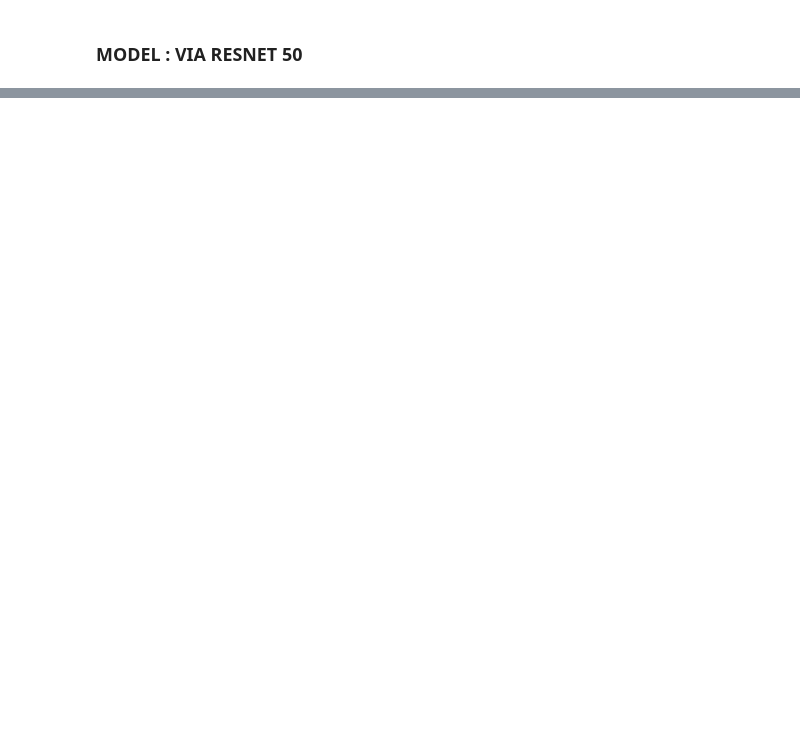
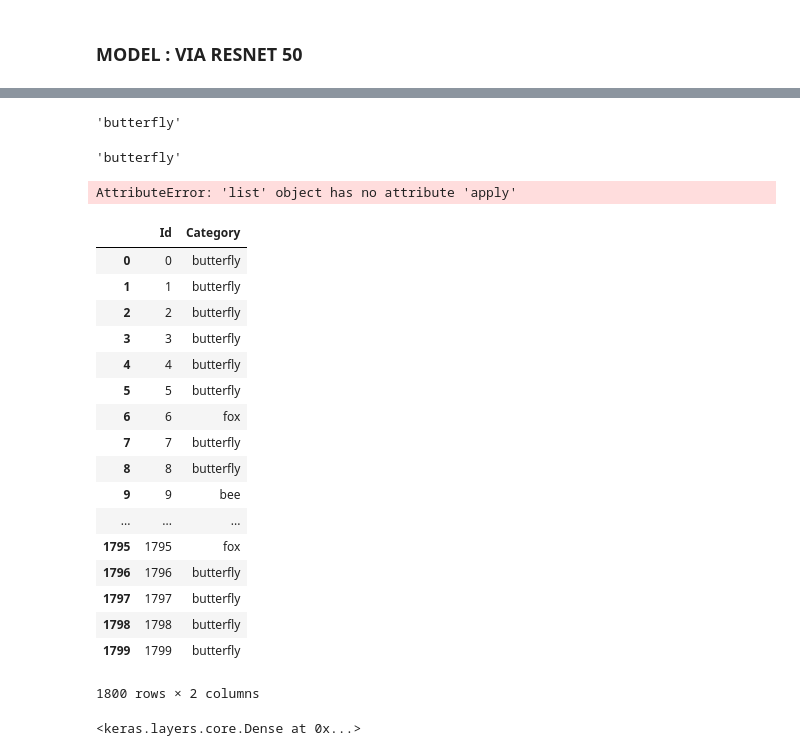
Before and after one commit to JeremyBouhi/DeepLearning, a Jupyter notebook: DeepLearningProject.ipynb, the cells around one changed output, grey strips where cells are left out. Cells and saved outputs as stored; diff of their text form; code cells hidden in the pictures; blank space fills up the shorter version.

```diff
--- a/DeepLearningProject.ipynb
+++ b/DeepLearningProject.ipynb
@@ -132,0 +262,9 @@ def plot_model_history(model_history):
+# %%
+
+
+y_test = model.predict_classes(np.asarray(X_test))
+# %%
+y_test_string = []
+
+for i in range(y_test.shape[0]) :
+    y_test_string.append(classes[y_test[i]])
@@ -132,0 +289,43 @@ def plot_model_history(model_history):
+# %%
+y_test_string[1]
+# %% [output]
+'butterfly'
+# %%
+classes[y_test[2]]
+# %% [output]
+'butterfly'
+# %%
+y_test_string.apply(classes[y_test])
+# %% [output]
+AttributeError: 'list' object has no attribute 'apply'
+# %%
+X_id = []
+for i in range(y_test.shape[0]) :
+    X_id.append(i)
+# %%
+d = {'Id': X_id, 'Category': y_test_string}
+test_df = pd.DataFrame(data = d)
+#test_df.set_index('Id')
+#test_df.reset_index()
+test_df.to_csv('submission.csv', index=False)
+# %%
+test_df
+# %% [output]
+|  | Id | Category |
+| 0 | 0 | butterfly |
+| 1 | 1 | butterfly |
+| 2 | 2 | butterfly |
+| 3 | 3 | butterfly |
+| 4 | 4 | butterfly |
+| 5 | 5 | butterfly |
+| 6 | 6 | fox |
+| 7 | 7 | butterfly |
+| 8 | 8 | butterfly |
+| 9 | 9 | bee |
+| ... | ... | ... |
+| 1795 | 1795 | fox |
+| 1796 | 1796 | butterfly |
+| 1797 | 1797 | butterfly |
+| 1798 | 1798 | butterfly |
+| 1799 | 1799 | butterfly |
+1800 rows × 2 columns
@@ -140,6 +353,9 @@ from skimage.io import imread
 # %%
  #Basic Implementation of resnet model
 model_ResNet50 = ResNet50(include_top=True, weights='imagenet')
+model_ResNet50.layers.pop()
 #model_ResNet50.summary()
+# %% [output]
+<keras.layers.core.Dense at 0x...>
 # %%
 model_ResNet50.compile(optimizer='adam',loss='binary_crossentropy',metrics=['accuracy'])
```
Also changed, not shown: parts of 36 cells of this notebook.
